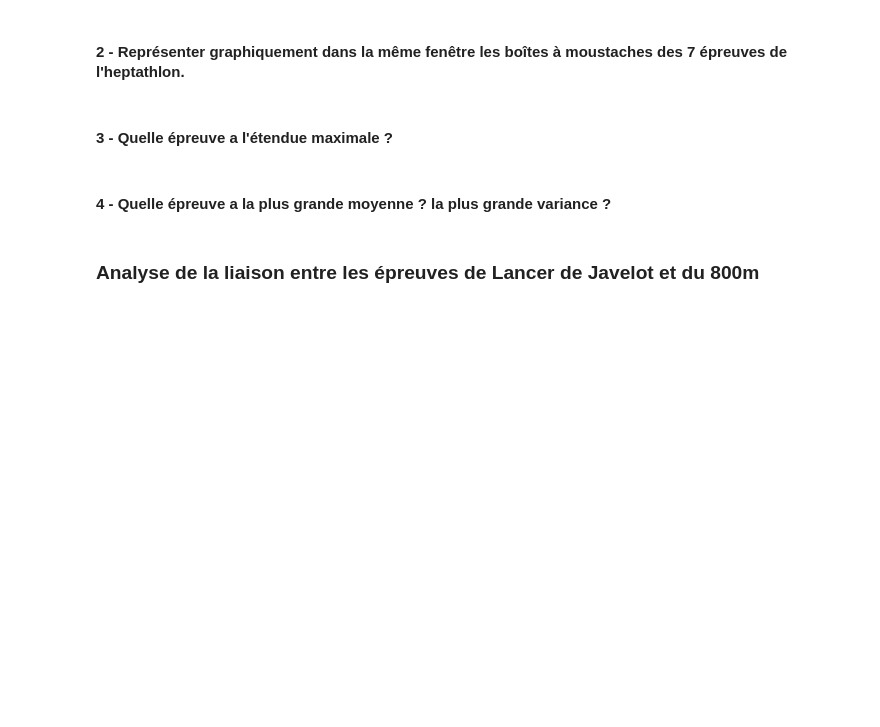
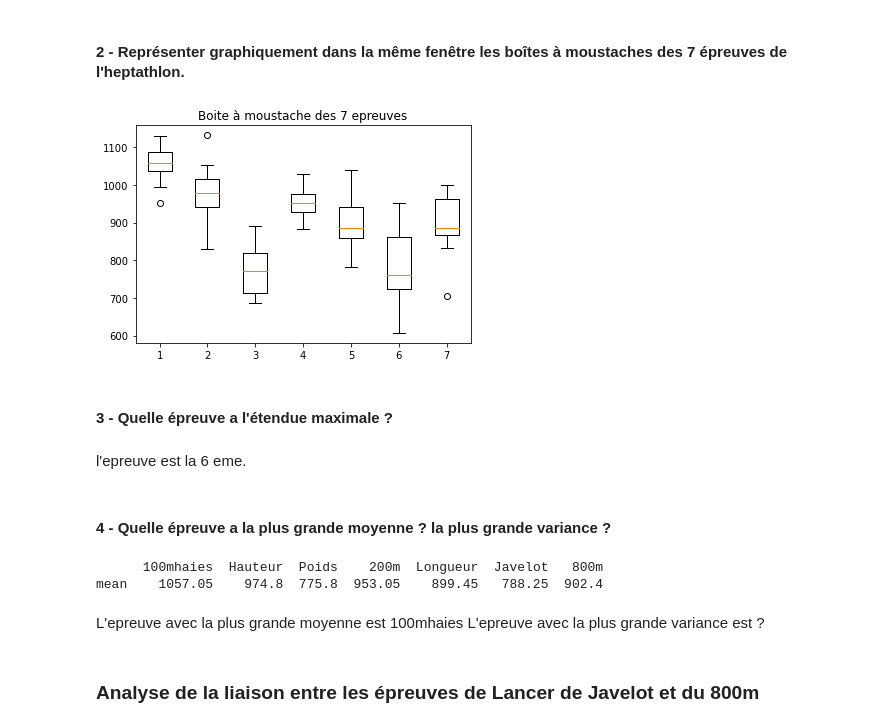
Before and after one commit to Manguil/fds, a Jupyter notebook: L2/S4/Statistique/TPnote/TPnote.ipynb, the cells around one changed output. Drawn from its saved outputs; the diff is of its cells as text; code cells hidden in the pictures; blank space fills up the shorter version.

```diff
--- a/L2/S4/Statistique/TPnote/TPnote.ipynb
+++ b/L2/S4/Statistique/TPnote/TPnote.ipynb
@@ -19,3 +20,6 @@ from sklearn.preprocessing import StandardScaler
+# %%
+def extraireQuantite(tab):
+    return tab.select_dtypes(include=['float', 'int'])
 # %% [markdown]
 Importez le jeu de données via la commande
 # %%
@@ -51,10 +55,32 @@ Il y a 20 individus
 Il y a 8 variables quantitatives
 # %% [markdown]
 #### 2 - Représenter graphiquement dans la même fenêtre les boîtes à moustaches des 7 épreuves de l'heptathlon.
+# %%
+quantiteHepta = extraireQuantite(hepta).iloc[:,1:]
+listeEpreuve = list(quantiteHepta.columns.values)
+
+plt.boxplot(quantiteHepta)
+plt.title("Boite à moustache des 7 epreuves")
+#agremente le tout
+plt.show()
+# %% [output]
+[figure, added]
 # %% [markdown]
 #### 3 - Quelle épreuve a l'étendue maximale ?
+# %% [markdown]
+l'epreuve est la 6 eme.
 # %% [markdown]
 #### 4 - Quelle épreuve a la plus grande moyenne ? la plus grande variance ?
+# %%
+print(quantiteHepta.describe().iloc[1:2,:])
+
+#?????????????????????
+# %% [output]
+      100mhaies  Hauteur  Poids    200m  Longueur  Javelot   800m
+mean    1057.05    974.8  775.8  953.05    899.45   788.25  902.4
+# %% [markdown]
+L'epreuve avec la plus grande moyenne est 100mhaies
+L'epreuve avec la plus grande variance est ?
 # %% [markdown]
 ### Analyse de la liaison entre les épreuves de Lancer de Javelot et du 800m
 # %% [markdown]
```
Also changed, not shown: parts of 12 cells of this notebook, 3 other files.
